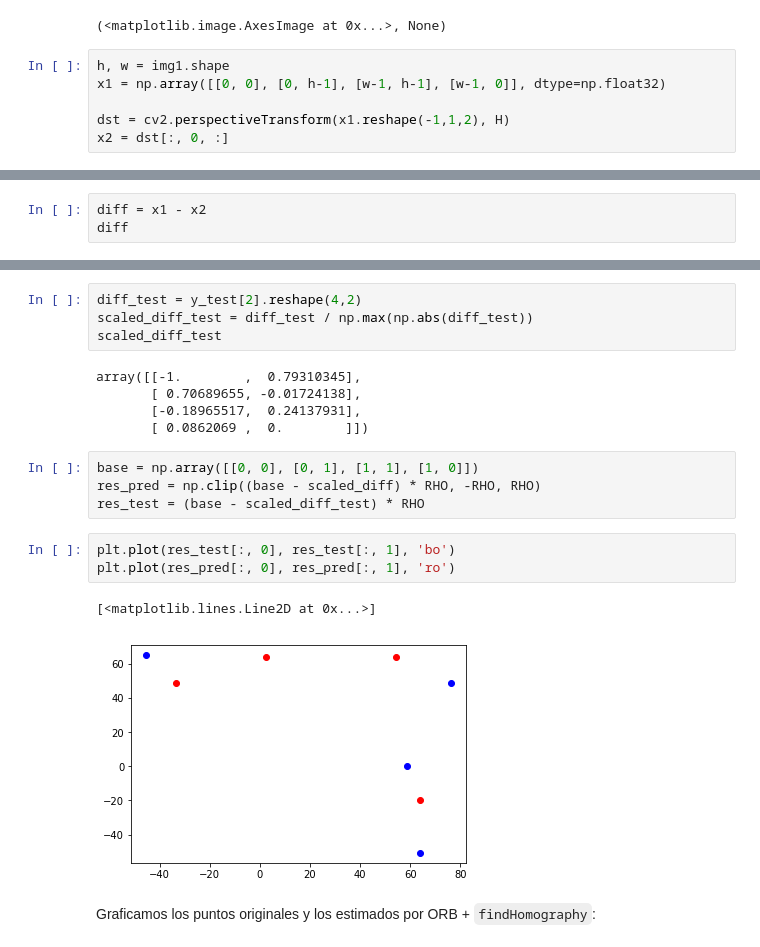
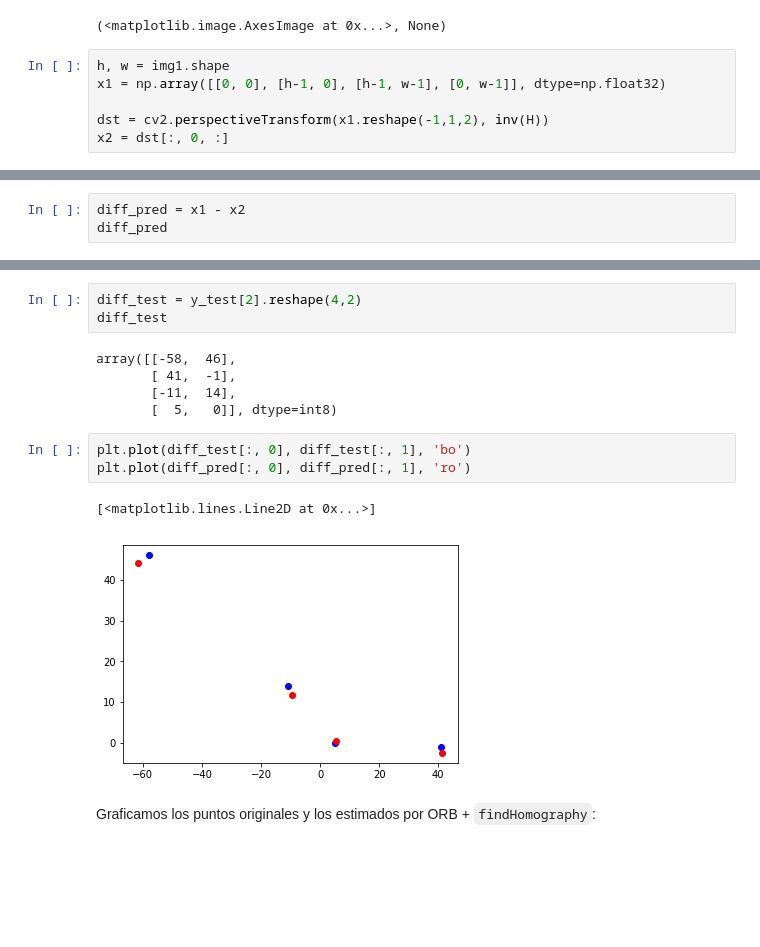
Before and after one commit to munshkr/vc-2018-2c, a Jupyter notebook: tp/3-Evaluacion.ipynb, the cells around one changed output, grey strips where cells are left out. Saved outputs shown, nothing was run; the diff lists cells and outputs as text; blank space fills up the shorter version.

Commit message:
tp: Problema con ORB solucionado
Confundí eje X con Y en perspectiveTransform *facepalm*
También había que usar la inversa del H estimada por findHomography.

```diff
--- a/tp/3-Evaluacion.ipynb
+++ b/tp/3-Evaluacion.ipynb
@@ -339,9 +339,9 @@ plt.imshow(img3, 'gray'),plt.show()
 (<matplotlib.image.AxesImage at 0x...>, None)
 # %%
 h, w = img1.shape
-x1 = np.array([[0, 0], [0, h-1], [w-1, h-1], [w-1, 0]], dtype=np.float32)
+x1 = np.array([[0, 0], [h-1, 0], [h-1, w-1], [0, w-1]], dtype=np.float32)
 
-dst = cv2.perspectiveTransform(x1.reshape(-1,1,2), H)
+dst = cv2.perspectiveTransform(x1.reshape(-1,1,2), inv(H))
 x2 = dst[:, 0, :]
 # %%
 x1
@@ -378,4 +378,4 @@ plt.plot(x2[3, 0], x2[3, 1], 'co')
 # %%
-diff = x1 - x2
-diff
+diff_pred = x1 - x2
+diff_pred
 # %% [output]
@@ -394,22 +386,17 @@ array([[ 0.5239191 , -0.75862134],
 # %%
 diff_test = y_test[2].reshape(4,2)
-scaled_diff_test = diff_test / np.max(np.abs(diff_test))
-scaled_diff_test
+diff_test
 # %% [output]
-array([[-1.        ,  0.79310345],
-       [ 0.70689655, -0.01724138],
-       [-0.18965517,  0.24137931],
-       [ 0.0862069 ,  0.        ]])
+array([[-58,  46],
+       [ 41,  -1],
+       [-11,  14],
+       [  5,   0]], dtype=int8)
-# %%
-base = np.array([[0, 0], [0, 1], [1, 1], [1, 0]])
-res_pred = np.clip((base - scaled_diff) * RHO, -RHO, RHO)
-res_test = (base - scaled_diff_test) * RHO
 # %%
-plt.plot(res_test[:, 0], res_test[:, 1], 'bo')
-plt.plot(res_pred[:, 0], res_pred[:, 1], 'ro')
+plt.plot(diff_test[:, 0], diff_test[:, 1], 'bo')
+plt.plot(diff_pred[:, 0], diff_pred[:, 1], 'ro')
 # %% [output]
 [<matplotlib.lines.Line2D at 0x...>]
-[figure, old version]
+[figure, new version]
 # %% [markdown]
 Graficamos los puntos originales y los estimados por ORB + `findHomography`:
 # %%
```
Also changed, not shown: parts of 11 cells of this notebook.
